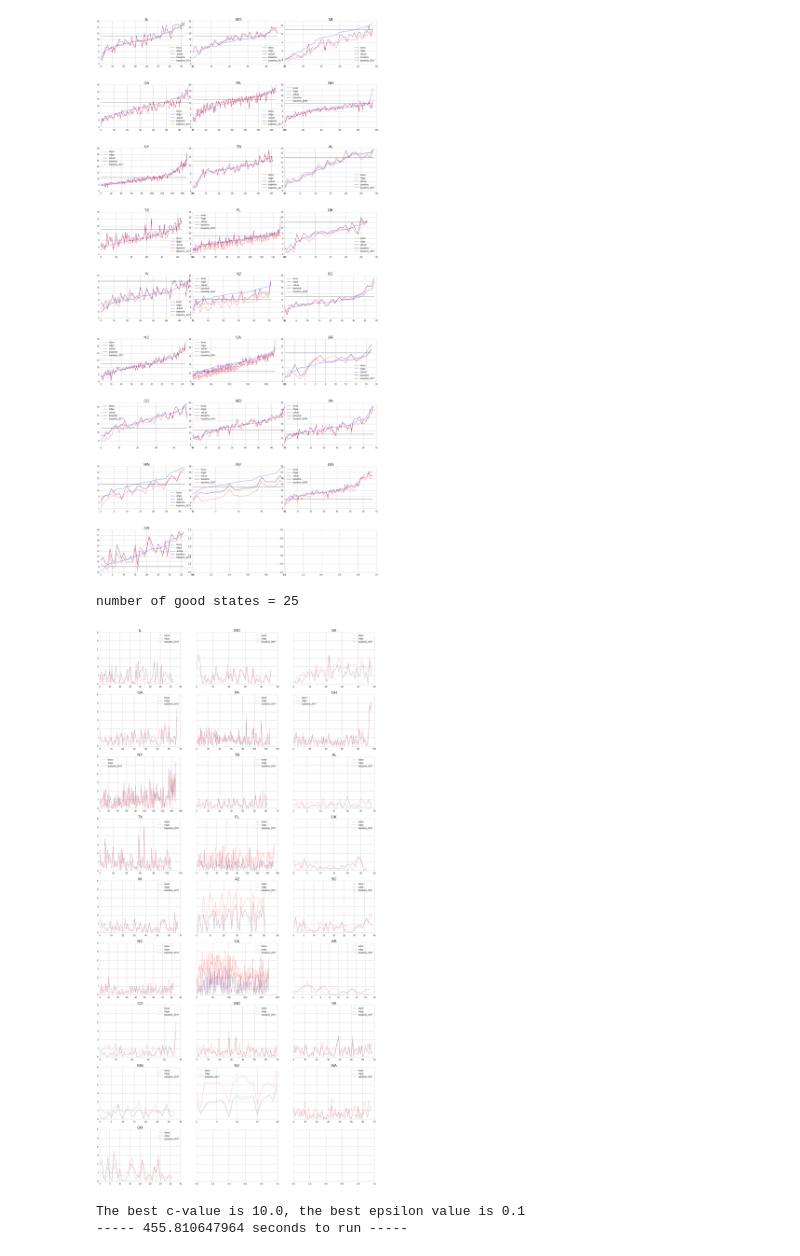
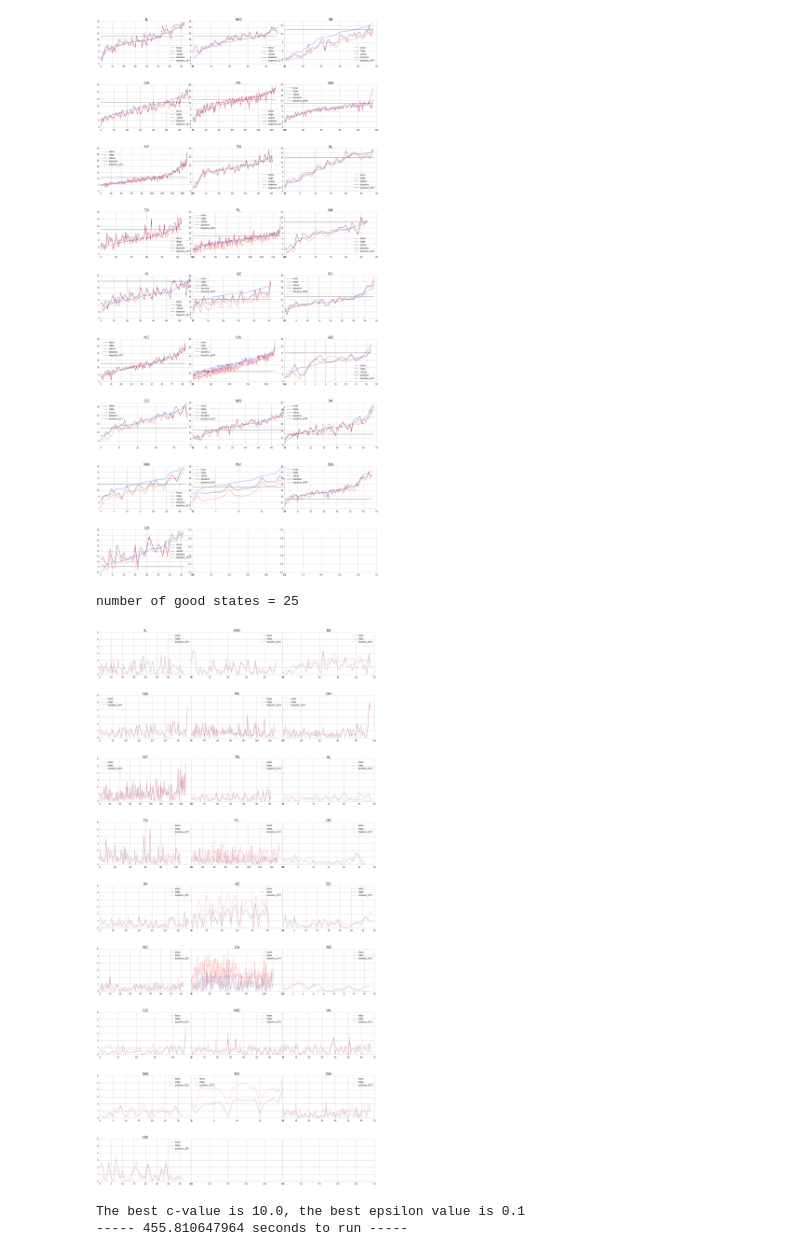
Before and after one commit to austinwu0/cs109-final-project, a Jupyter notebook: Feature_Selection_ratio_2015-Copy1.ipynb, the cells around one changed output. Cells and saved outputs as stored; diff of their text form; code cells hidden in the pictures.

```diff
--- a/Feature_Selection_ratio_2015-Copy1.ipynb
+++ b/Feature_Selection_ratio_2015-Copy1.ipynb
@@ -748,31 +748,27 @@ number of good states = 25
 # %%
 good_states = [s for s in states if (ratio_2015_preds_df[ratio_2015_preds_df['state']==s].shape[0] > 15)]
 print 'number of good states = %s'%(len(good_states))
 
 if len(good_states)%3 == 0 :
     nROW = len(good_states)/3
 else :
     nROW = np.ceil(len(good_states)/3.).astype(int)
 nCOL = 3
 
-# f, ax = plt.subplots(nrows=nROW, ncols=nCOL, figsize=(35,70))
 fig, axs = plt.subplots(nROW, nCOL, figsize=(35, 70), sharey=True, facecolor='w', edgecolor='k')
-# fig.subplots_adjust(hspace = .5, wspace=.001)
-
+fig.subplots_adjust(hspace = .5, wspace=.001)
 axs = axs.ravel()
 
 for i in xrange(len(good_states)):
 
-#     axs[i].plot(abs(ratio_2015_preds_df[ratio_2015_preds_df['state'] == good_states[i]].baseline - ratio_2015_preds_df[ratio_2015_preds_df['state'] == good_states[i]].actual), color='k', linewidth=0.5, label='baseline')
     axs[i].plot(abs(ratio_2015_preds_df[ratio_2015_preds_df['state'] == good_states[i]].lasso - ratio_2015_preds_df[ratio_2015_preds_df['state'] == good_states[i]].actual), color='g', linewidth=0.5, label='lasso')
     axs[i].plot(abs(ratio_2015_preds_df[ratio_2015_preds_df['state'] == good_states[i]].ridge - ratio_2015_preds_df[ratio_2015_preds_df['state'] == good_states[i]].actual), color='m', linewidth=0.5, label='ridge')
     axs[i].plot(abs(ratio_2015_preds_df[ratio_2015_preds_df['state'] == good_states[i]].baseline_2011 - ratio_2015_preds_df[ratio_2015_preds_df['state'] == good_states[i]].actual), color='r', linewidth=0.5, label='baseline_2011')
-#     axs[i].plot(abs(ratio_2015_preds_df.baseline_2011[m:n] - ratio_2015_preds_df.actual[m:n]), color='r', linewidth=0.5, label='baseline_2011')
     axs[i].legend(loc='best', fontsize=16)
     axs[i].set_title(str(good_states[i]), fontsize=27)
 # %% [output]
 number of good states = 25
-[figure, old version]
+[figure, new version]
 # %%
 from sklearn.svm import SVR
 from sklearn.grid_search import GridSearchCV
```
Also changed, not shown: 1 other file.
